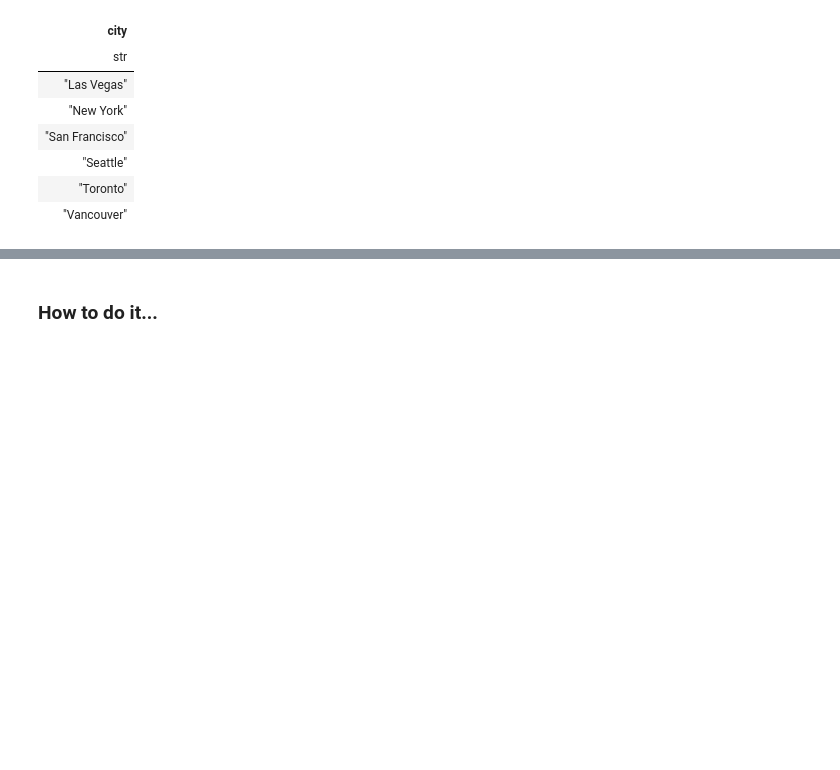
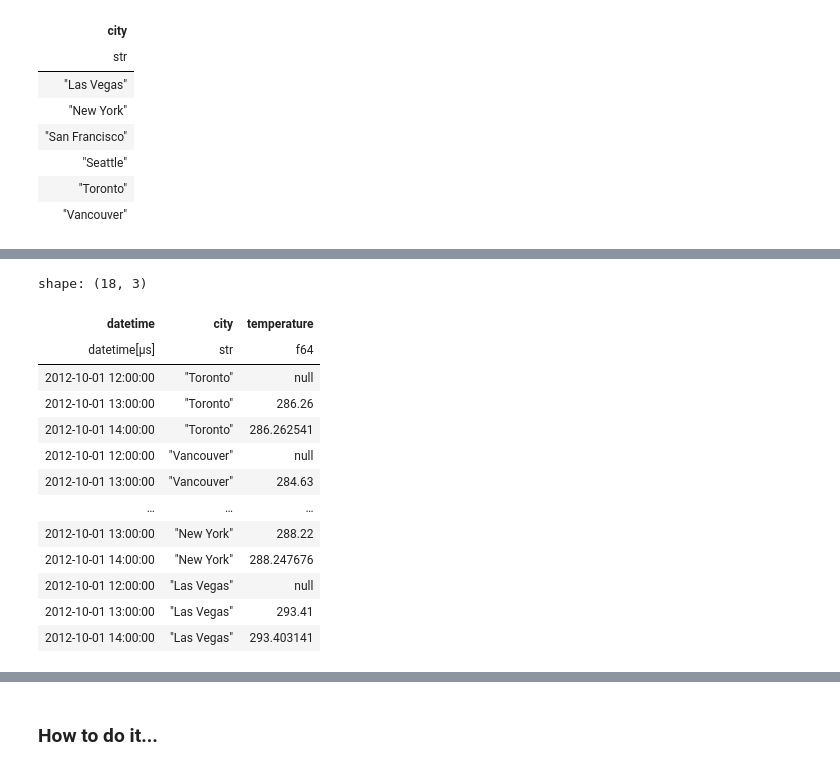
Before and after one commit to PeiGuancheng/Polars-Cookbook, a Jupyter notebook: Chapter09/ch09.ipynb, the cells around one changed output, grey strips where cells are left out. Cells and saved outputs as stored; diff of their text form; code cells hidden in the pictures; blank space fills up the shorter version.

```diff
--- a/Chapter09/ch09.ipynb
+++ b/Chapter09/ch09.ipynb
@@ -674,0 +718,17 @@ shape: (18, 3)
+# %%
+lf.select(pl.all().head(3).over('city', mapping_strategy='explode')).collect()
+# %% [output]
+shape: (18, 3)
+| datetime | city | temperature |
+| datetime[μs] | str | f64 |
+| 2012-10-01 12:00:00 | "Toronto" | null |
+| 2012-10-01 13:00:00 | "Toronto" | 286.26 |
+| 2012-10-01 14:00:00 | "Toronto" | 286.262541 |
+| 2012-10-01 12:00:00 | "Vancouver" | null |
+| 2012-10-01 13:00:00 | "Vancouver" | 284.63 |
+| … | … | … |
+| 2012-10-01 13:00:00 | "New York" | 288.22 |
+| 2012-10-01 14:00:00 | "New York" | 288.247676 |
+| 2012-10-01 12:00:00 | "Las Vegas" | null |
+| 2012-10-01 13:00:00 | "Las Vegas" | 293.41 |
+| 2012-10-01 14:00:00 | "Las Vegas" | 293.403141 |
```
Also changed, not shown: parts of 13 cells of this notebook, 3 other files.
